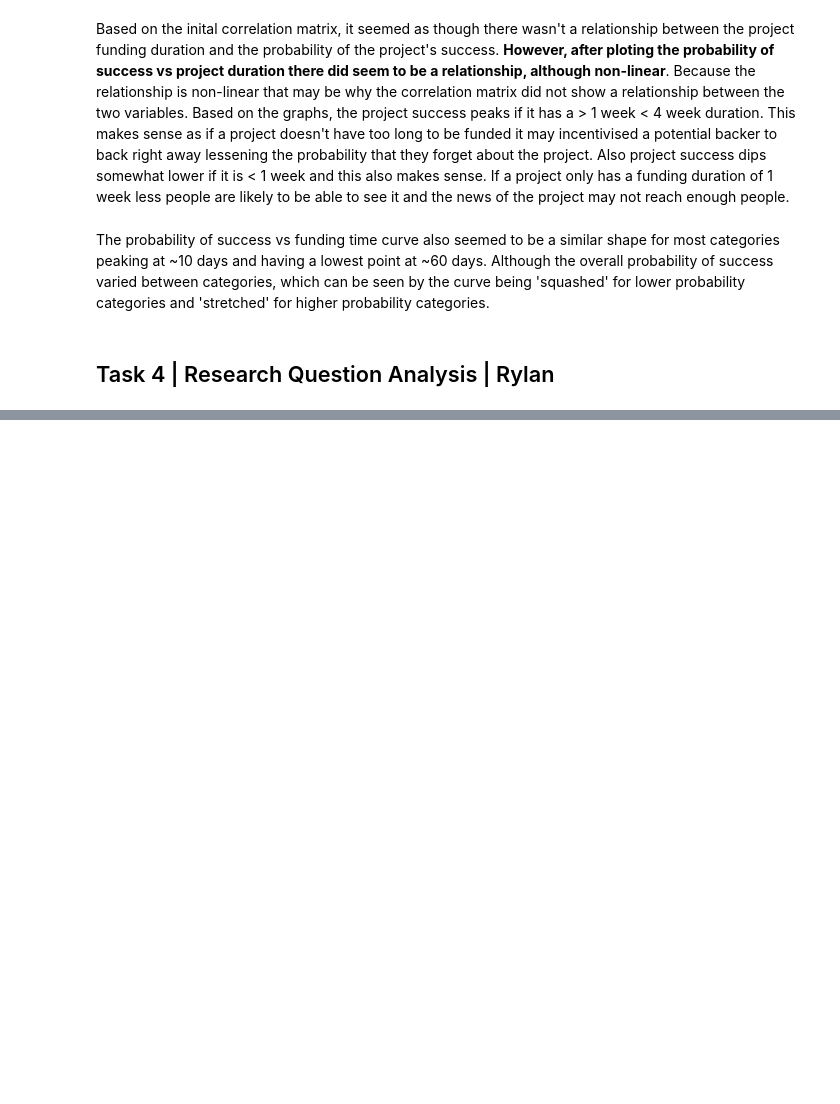
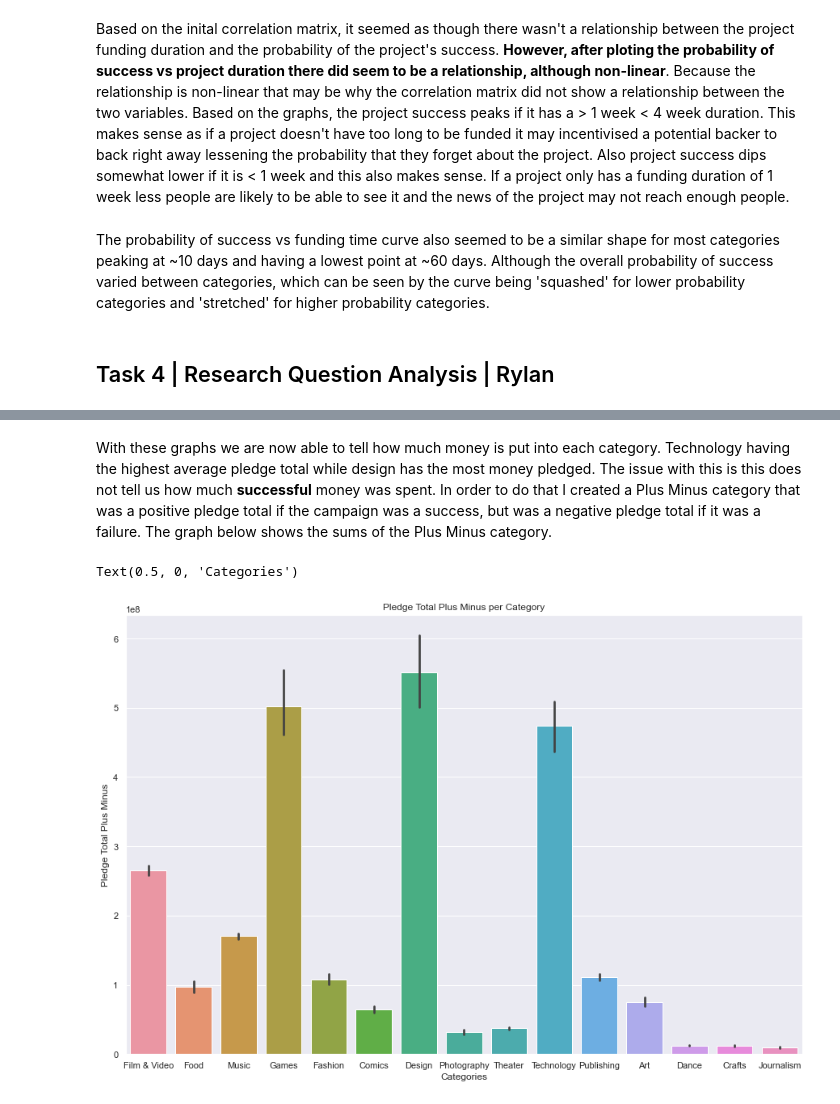
Before and after one commit to data301-2021-summer2/project-group46-project, a Jupyter notebook: analysis/submitted/Final.ipynb, the cells around one changed output, grey strips where cells are left out. Cells and saved outputs as stored; diff of their text form; code cells hidden in the pictures; blank space fills up the shorter version.

```diff
--- a/analysis/submitted/Final.ipynb
+++ b/analysis/submitted/Final.ipynb
@@ -227,0 +316,11 @@ Rylan's research question: Which categories have the most successful dollar spen
+# %% [markdown]
+With these graphs we are now able to tell how much money is put into each category. Technology having the highest average pledge total while design has the most money pledged. The issue with this is this does not tell us how much **successful** money was spent. In order to do that I created a Plus Minus category that was a positive pledge total if the campaign was a success, but was a negative pledge total if it was a failure. The graph below shows the sums of the Plus Minus category.
+# %%
+sns.set(rc={'figure.figsize': (15,10)})
+sns.barplot(data=dfr,x='category',y='plus_minus',estimator=np.sum)
+plt.title('Pledge Total Plus Minus per Category')
+plt.ylabel('Pledge Total Plus Minus')
+plt.xlabel('Categories')
+# %% [output]
+Text(0.5, 0, 'Categories')
+[figure, added]
```
Also changed, not shown: parts of 28 cells of this notebook.
